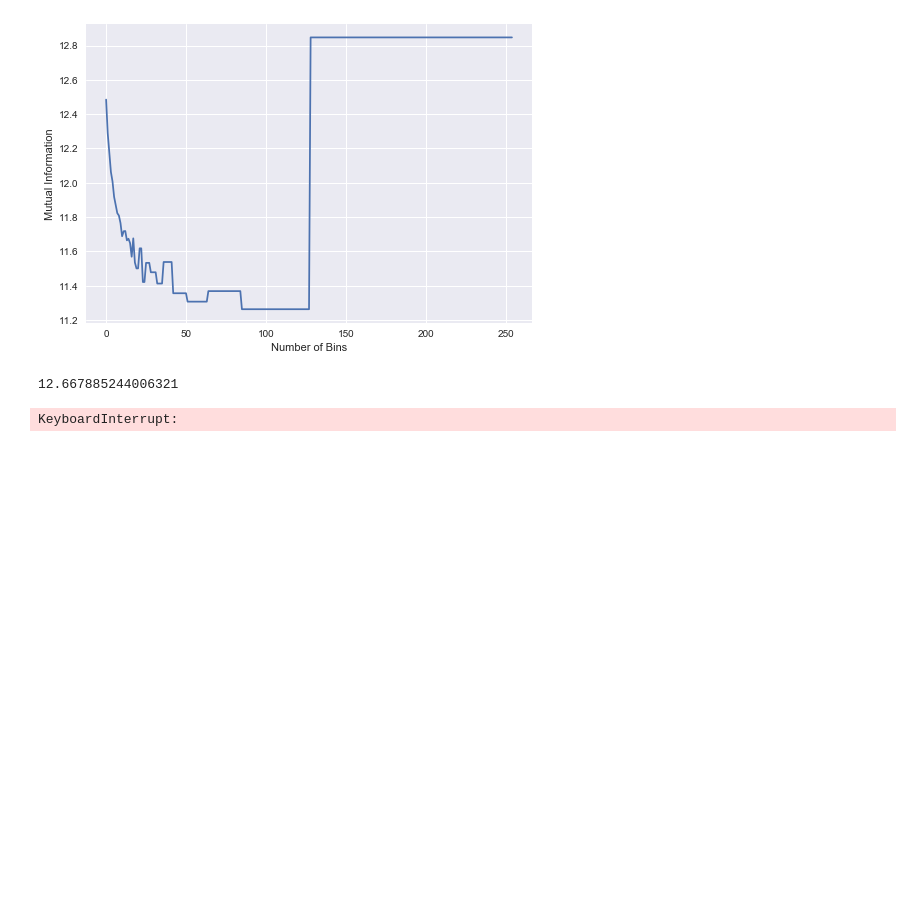
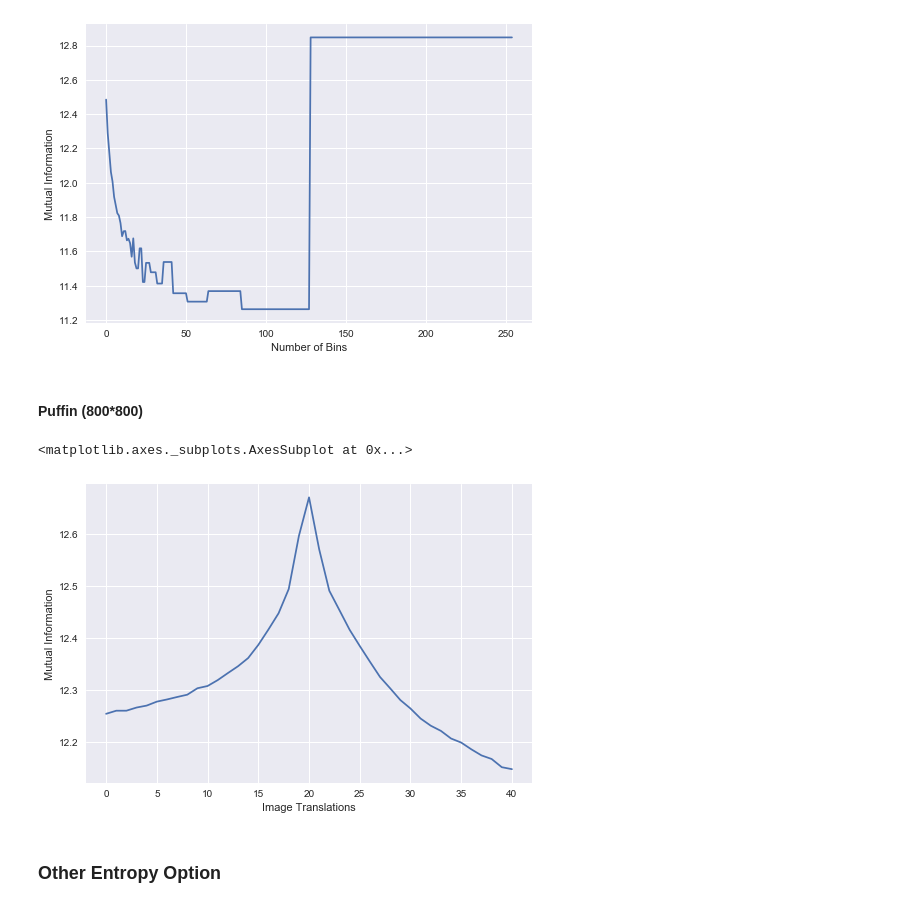
Before and after one commit to otmanesabir/ImgProc, a Jupyter notebook: Mutual Information/src/explore.ipynb, the cells around one changed output. Drawn from its saved outputs; the diff is of its cells as text; code cells hidden in the pictures; blank space fills up the shorter version.

```diff
--- a/Mutual Information/src/explore.ipynb
+++ b/Mutual Information/src/explore.ipynb
@@ -38,0 +49,11 @@ df = jointTable([1,1,2,3,4,5,7,7], [1,1,2,3,4,5,7,1])
+# %%
+# This function makes use of scipys entropy function
+# Used as a benchmark
+def shannon_entropy(image, base=2):
+    _, counts = np.unique(image, return_counts=True)
+    return scipy_entropy(counts, base=base)
+
+def entropyCalc(X):
+    uniq = set(X)
+    P = [np.mean(X == x) for x in uniq]
+    return sum(-p * np.log2(p) for p in P)
@@ -76,0 +82,3 @@ img = Image.open("./section8-image.png")
+# %%
+flower = Image.open("../input/flower.png")
+puffin = Image.open("../input/puffin.jpg")
@@ -90,3 +100,13 @@ sns.lineplot([x for x in range(255)], binSizeChange(img))
 # %% [output]
 <matplotlib.axes._subplots.AxesSubplot at 0x...>
 [figure]
+# %% [markdown]
+#### Puffin (800*800)
+# %%
+fig = plt.figure()
+plt.ylabel('Mutual Information')
+plt.xlabel('Image Translations')
+sns.lineplot([x for x in range(41)], mutualInfoCalc(puffin, 256))
+# %% [output]
+<matplotlib.axes._subplots.AxesSubplot at 0x...>
+[figure, added]
@@ -93,10 +118,10 @@ sns.lineplot([x for x in range(255)], binSizeChange(img))
 # %%
-hist = np.histogram2d(np.asarray(r).flatten(), np.asarray(g).flatten(), bins=256)
-img = Image.fromarray(hist[0], 'RGB')
-test = shannon_entropy(r) + shannon_entropy(g) - shannon_entropy(img)
-test
+# hist = np.histogram2d(np.asarray(r).flatten(), np.asarray(g).flatten(), bins=256)
+# img = Image.fromarray(hist[0], 'RGB')
+# test = shannon_entropy(r) + shannon_entropy(g) - shannon_entropy(img)
+# test
-# %% [output]
-12.667885244006321
+# %% [markdown]
+### Other Entropy Option
 # %%
 def entropyDep(signal):
     len_sig = signal.size
@@ -119,7 +144,3 @@ def getEntropy(binsize, img):
             region=g[Ly:Uy,Lx:Ux].flatten()
             E[row,col]=entropyDep(region)
     return E
-# %%
-green = getEntropy(5, g)
-# %% [output]
-KeyboardInterrupt:
```
Also changed, not shown: parts of 16 cells of this notebook, 5 other files.
